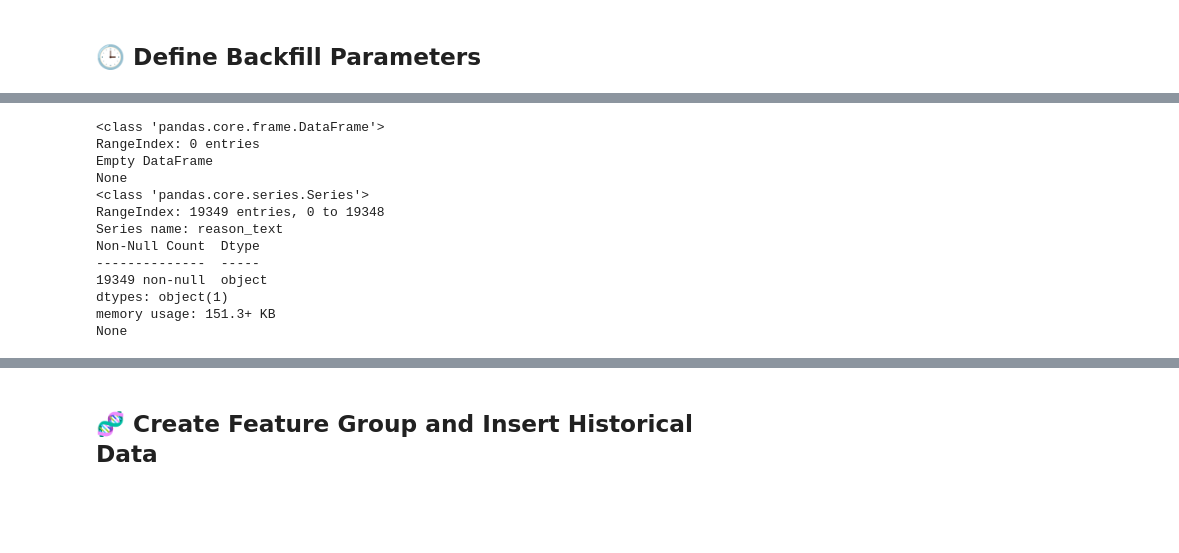
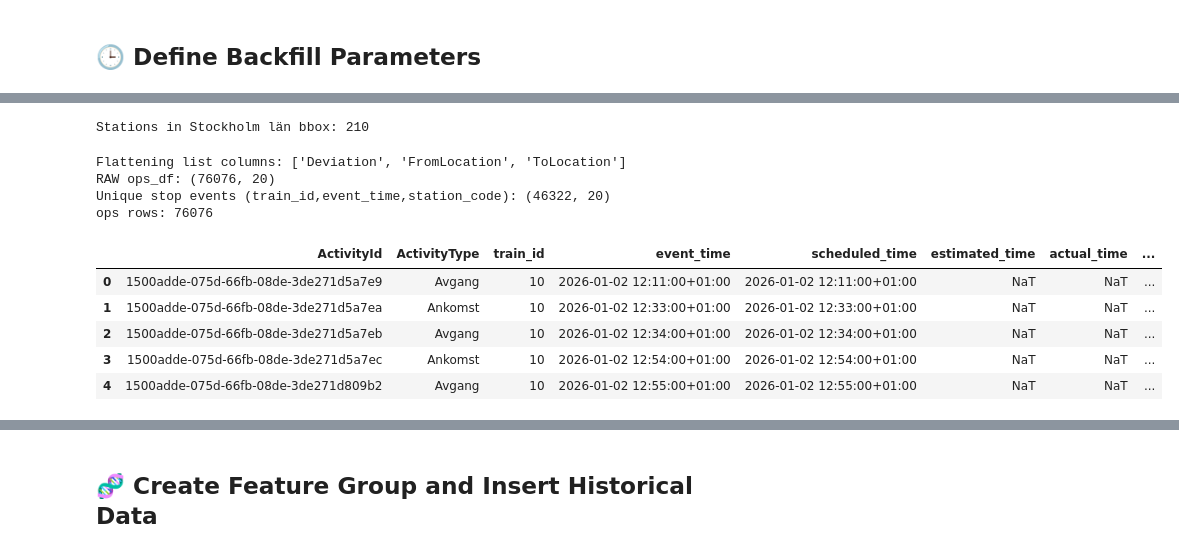
Before and after one commit to ololpol/Train_Delay_Predictor, a Jupyter notebook: 1_train_feature_backfill.ipynb, the cells around one changed output, grey strips where cells are left out. Cells and saved outputs as stored; diff of their text form; code cells hidden in the pictures; blank space fills up the shorter version.

```diff
--- a/1_train_feature_backfill.ipynb
+++ b/1_train_feature_backfill.ipynb
@@ -612,22 +663,54 @@ labeled rows: 19419
-# %%
-#Fixing some values in the dataframe that hopsworks does not like
-print(weather_df.info())
-#print(df.info())
-df.fillna({
-    "reason_code": 0,
-    "reason_text": ""
-}, inplace=True)
-# %% [output]
-<class 'pandas.core.frame.DataFrame'>
-RangeIndex: 0 entries
-Empty DataFrame
-None
-<class 'pandas.core.series.Series'>
-RangeIndex: 19349 entries, 0 to 19348
-Series name: reason_text
-Non-Null Count  Dtype
---------------  -----
-19349 non-null  object
-dtypes: object(1)
-memory usage: 151.3+ KB
-None
+# %%
+# Stockholm län bbox
+MIN_LON, MIN_LAT = 17.25, 58.69
+MAX_LON, MAX_LAT = 19.61, 60.27
+
+stockholm_lan_df = stations_geo[
+    (stations_geo["lon"] >= MIN_LON) & (stations_geo["lon"] <= MAX_LON) &
+    (stations_geo["lat"] >= MIN_LAT) & (stations_geo["lat"] <= MAX_LAT)
+].copy()
+
+print("Stations in Stockholm län bbox:", len(stockholm_lan_df))
+
+station_codes_stockholm_lan = (
+    stockholm_lan_df["LocationSignature"]
+    .dropna()
+    .astype(str)
+    .unique()
+    .tolist()
+)
+
+station_codes_stockholm_lan[:30], len(station_codes_stockholm_lan)
+station_codes = station_codes_stockholm_lan
+# %% [output]
+Stations in Stockholm län bbox: 210
+# %%
+# Increase time window for more trains
+end_time = dt.datetime.now(dt.timezone.utc)
+start_time = end_time - dt.timedelta(days=30)
+
+ops_df = fetch_train_announcements(
+    station_codes=station_codes,
+    start_time=start_time,
+    end_time=end_time,
+    window_hours=3,
+    limit=50000,
+)
+print("RAW ops_df:", ops_df.shape)
+print("Unique stop events (train_id,event_time,station_code):",
+      ops_df.drop_duplicates(["train_id","event_time","station_code"]).shape)
+
+
+print("ops rows:", len(ops_df))
+display(ops_df.head())
+# %% [output]
+Flattening list columns: ['Deviation', 'FromLocation', 'ToLocation']
+RAW ops_df: (76076, 20)
+Unique stop events (train_id,event_time,station_code): (46322, 20)
+ops rows: 76076
+|  | ActivityId | ActivityType | train_id | event_time | scheduled_time | estimated_time | actual_time | ... |
+| 0 | 1500adde-075d-66fb-08de-3de271d5a7e9 | Avgang | 10 | 2026-01-02 12:11:00+01:00 | 2026-01-02 12:11:00+01:00 | NaT | NaT | ... |
+| 1 | 1500adde-075d-66fb-08de-3de271d5a7ea | Ankomst | 10 | 2026-01-02 12:33:00+01:00 | 2026-01-02 12:33:00+01:00 | NaT | NaT | ... |
+| 2 | 1500adde-075d-66fb-08de-3de271d5a7eb | Avgang | 10 | 2026-01-02 12:34:00+01:00 | 2026-01-02 12:34:00+01:00 | NaT | NaT | ... |
+| 3 | 1500adde-075d-66fb-08de-3de271d5a7ec | Ankomst | 10 | 2026-01-02 12:54:00+01:00 | 2026-01-02 12:54:00+01:00 | NaT | NaT | ... |
+| 4 | 1500adde-075d-66fb-08de-3de271d809b2 | Avgang | 10 | 2026-01-02 12:55:00+01:00 | 2026-01-02 12:55:00+01:00 | NaT | NaT | ... |
```
Also changed, not shown: parts of 16 cells of this notebook, 7 other files.
